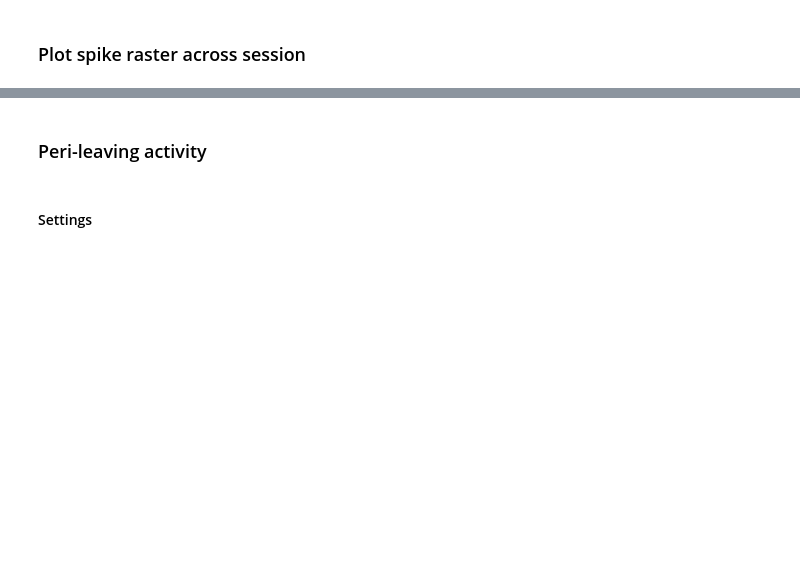
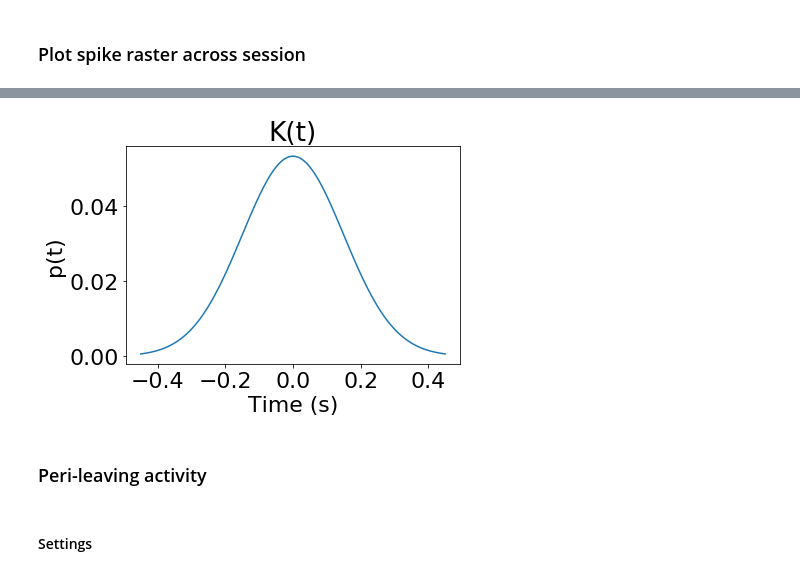
Before and after one commit to jbwebb8/foraging-analysis, a Jupyter notebook: notebooks/ephys_analysis.ipynb, the cells around one changed output, grey strips where cells are left out. Saved outputs shown, nothing was run; the diff lists cells and outputs as text; code cells hidden in the pictures; blank space fills up the shorter version.

```diff
--- a/notebooks/ephys_analysis.ipynb
+++ b/notebooks/ephys_analysis.ipynb
@@ -361,3 +193,17 @@ ax.set_title('raster plot of clusters over session');
+# %%
+# Create kernel
+sigma_k = 0.150 / dt_bin # kernel width (ms)
+kernel = lambda x: 1/(2*math.pi*sigma_k**2)**0.5 * np.exp(-0.5 * x**2 / sigma_k**2)
+
+# Plot kernel over +/- 3 standard deviations
+x = np.linspace(-3*sigma_k, 3*sigma_k, num=100)
+fig, ax = plt.subplots()
+ax.plot(x*dt_bin, kernel(x))
+ax.set_title('K(t)')
+ax.set_xlabel('Time (s)')
+ax.set_ylabel('p(t)');
+# %% [output]
+[figure, added]
 # %% [markdown]
 ### Peri-leaving activity
 # %% [markdown]
```
Also changed, not shown: parts of 48 cells of this notebook, 3 other files.
